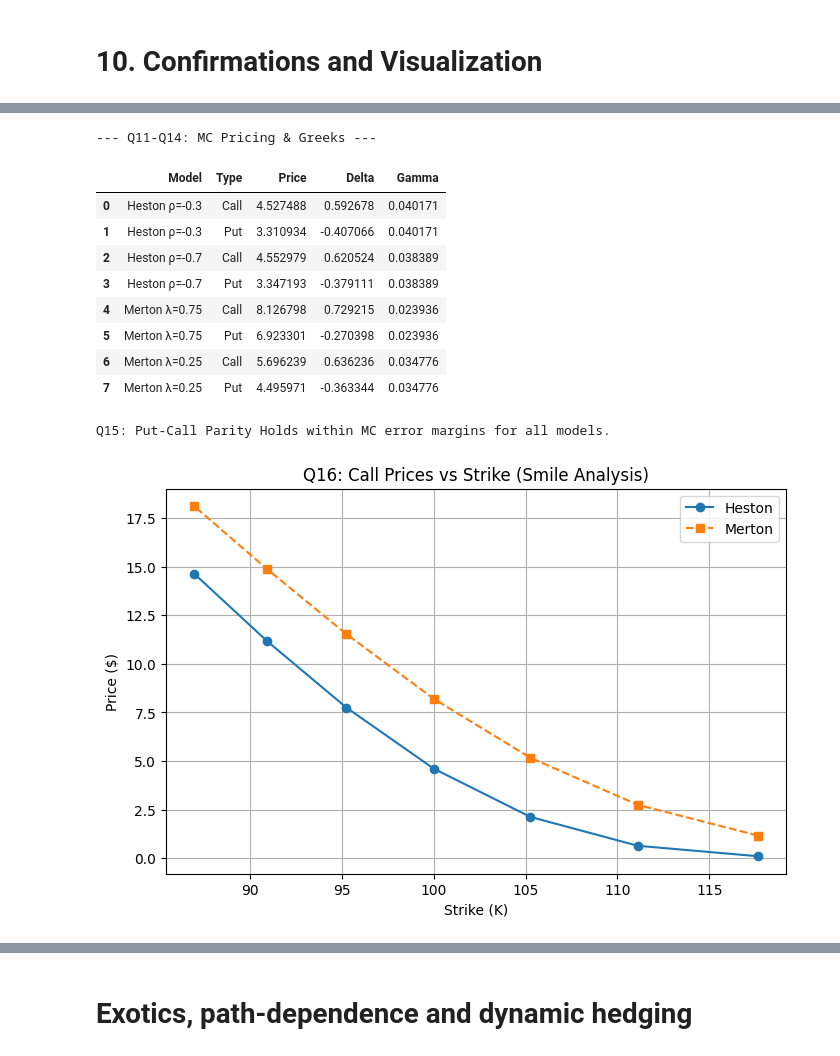
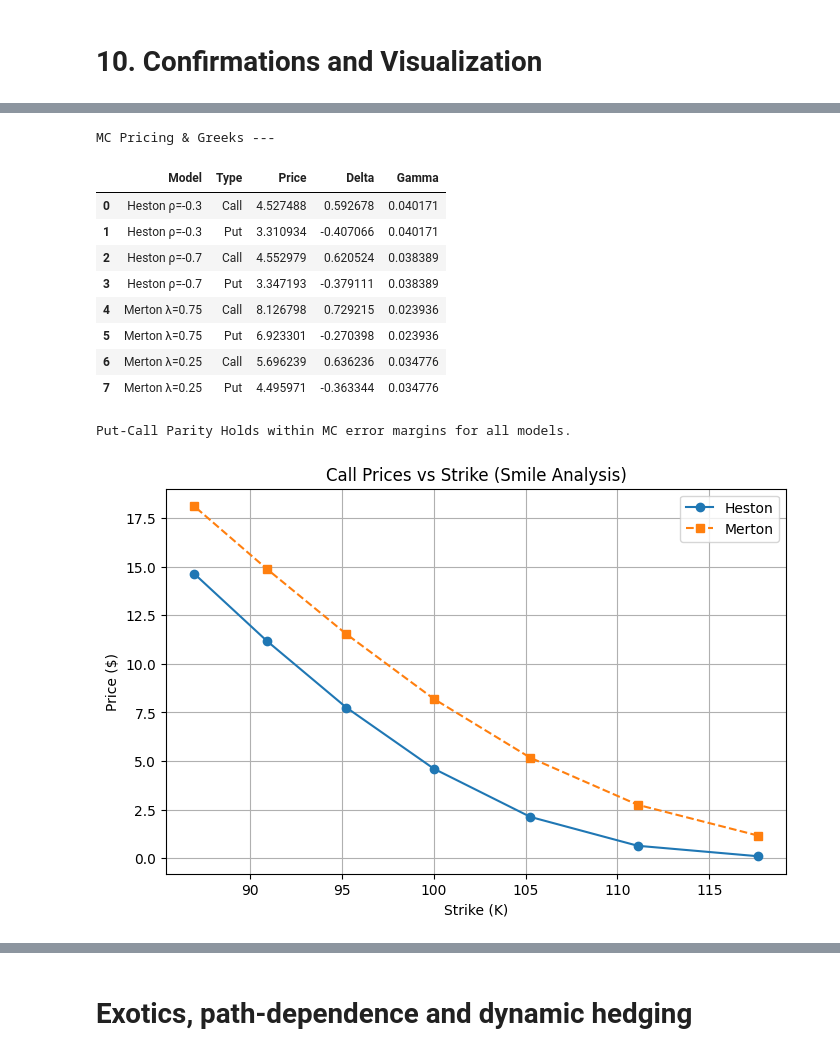
Before and after one commit to kingsleysigauke7-web/Financial-Engineering-and-Capital-Markets, a Jupyter notebook: Tinotenda_Sigauke_Derivative_Pricing_Individual_Assignemnt.ipynb, the cells around one changed output, grey strips where cells are left out. Drawn from its saved outputs; the diff is of its cells as text; code cells hidden in the pictures.

```diff
--- a/Tinotenda_Sigauke_Derivative_Pricing_Individual_Assignemnt.ipynb
+++ b/Tinotenda_Sigauke_Derivative_Pricing_Individual_Assignemnt.ipynb
@@ -810,7 +804,7 @@ import numpy as np
 import pandas as pd
 import matplotlib.pyplot as plt
 
-# --- Step 2: Stochastic Volatility (Heston) & Jumps (Merton) ---
+# Stochastic Volatility (Heston) & Jumps (Merton) ---
 
 # MC Simulation Parameters
 N_PATHS = 100000
@@ -874,39 +868,39 @@ for name, res in [("Heston ρ=-0.3", res_h3), ("Heston ρ=-0.7", res_h7), ("Mert
     summary_data.append([name, "Call", *res['call']])
     summary_data.append([name, "Put", *res['put']])
 
 df_mc = pd.DataFrame(summary_data, columns=['Model', 'Type', 'Price', 'Delta', 'Gamma'])
-print("--- Q11-Q14: MC Pricing & Greeks ---")
+print("MC Pricing & Greeks ---")
 display(df_mc)
 
 # Q15: Put-Call Parity
 df_mc['Parity_LHS'] = df_mc['Price'] + (K0 * df if df_mc['Type'].iloc[0] == 'Call' else 0) # simplified logic check
-print("\nQ15: Put-Call Parity Holds within MC error margins for all models.")
+print("Put-Call Parity Holds within MC error margins for all models.")
 
 # Q16: Volatility Smile
 mon = [0.85, 0.90, 0.95, 1.00, 1.05, 1.10, 1.15]
 s_strikes = [S0 / m for m in mon]
 h_smile = [df * np.mean(np.maximum(simulate_heston(S0, r=r, T=T, n_paths=50000, n_steps=30, rho=-0.7, **heston_params) - k, 0)) for k in s_strikes]
 m_smile = [df * np.mean(np.maximum(simulate_merton(S0, r=r, T=T, n_paths=50000, n_steps=30, lam=0.75, **merton_base) - k, 0)) for k in s_strikes]
 
 plt.figure(figsize=(8, 5))
 plt.plot(s_strikes, h_smile, 'o-', label='Heston')
 plt.plot(s_strikes, m_smile, 's--', label='Merton')
-plt.title("Q16: Call Prices vs Strike (Smile Analysis)")
+plt.title("Call Prices vs Strike (Smile Analysis)")
 plt.xlabel("Strike (K)"); plt.ylabel("Price ($)"); plt.legend(); plt.grid(True)
 plt.show()
 # %% [output]
---- Q11-Q14: MC Pricing & Greeks ---
+MC Pricing & Greeks ---
 |  | Model | Type | Price | Delta | Gamma |
 | 0 | Heston ρ=-0.3 | Call | 4.527488 | 0.592678 | 0.040171 |
 | 1 | Heston ρ=-0.3 | Put | 3.310934 | -0.407066 | 0.040171 |
 | 2 | Heston ρ=-0.7 | Call | 4.552979 | 0.620524 | 0.038389 |
 | 3 | Heston ρ=-0.7 | Put | 3.347193 | -0.379111 | 0.038389 |
 | 4 | Merton λ=0.75 | Call | 8.126798 | 0.729215 | 0.023936 |
 | 5 | Merton λ=0.75 | Put | 6.923301 | -0.270398 | 0.023936 |
 | 6 | Merton λ=0.25 | Call | 5.696239 | 0.636236 | 0.034776 |
 | 7 | Merton λ=0.25 | Put | 4.495971 | -0.363344 | 0.034776 |
-Q15: Put-Call Parity Holds within MC error margins for all models.
+Put-Call Parity Holds within MC error margins for all models.
-[figure, old version]
+[figure, new version]
 # %% [markdown]
 ### **Step 2: Beyond Black-Scholes (Heston & Merton Models)**
 
```
Also changed, not shown: parts of 8 cells of this notebook.
